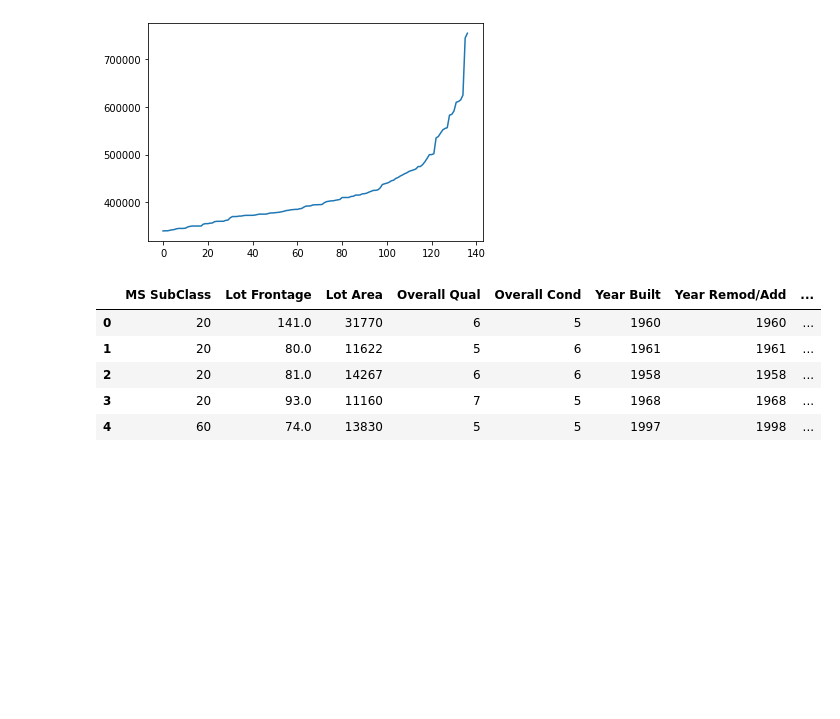
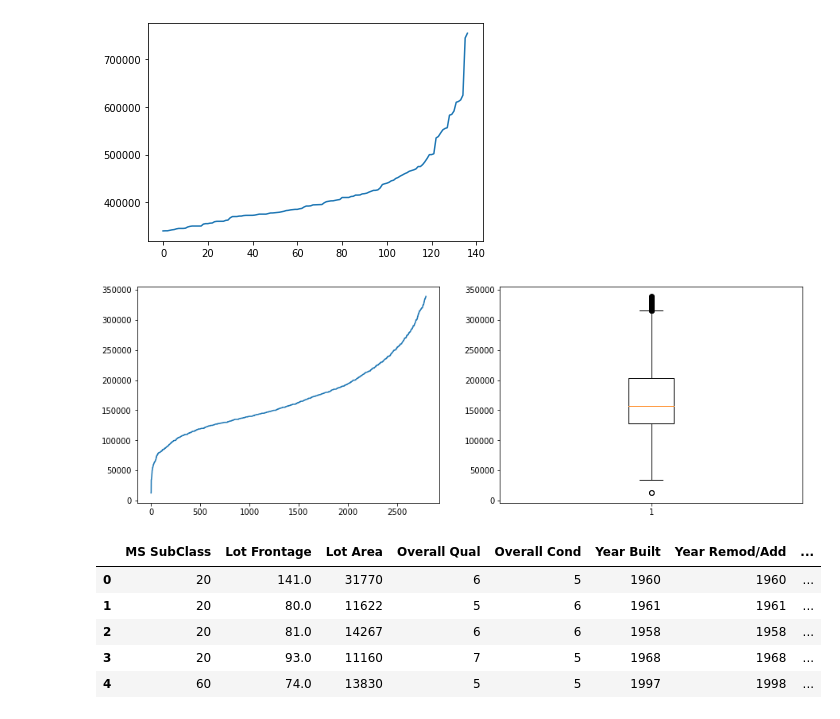
Before and after one commit to scottkds/Ames_Houses, a Jupyter notebook: Ames_House_Prices.ipynb, the cells around one changed output. Saved outputs shown, nothing was run; the diff lists cells and outputs as text; code cells hidden in the pictures; blank space fills up the shorter version.

```diff
--- a/Ames_House_Prices.ipynb
+++ b/Ames_House_Prices.ipynb
@@ -113,3 +135,12 @@ plt.plot(np.arange(0, len(outliers)), outliers['SalePrice'].sort_values())
+# %%
+# View the sorted distribution of house prices.
+plt.figure(figsize=(15,5))
+plt.subplot(1, 2, 1)
+plt.plot(np.arange(1, len(hp['SalePrice'])+1), hp['SalePrice'].sort_values())
+plt.subplot(1, 2, 2)
+plt.boxplot(hp['SalePrice']);
+# %% [output]
+[figure, added]
 # %%
 hp[numeric_columns].head()
 # %% [output]
```
Also changed, not shown: parts of 20 cells of this notebook.
